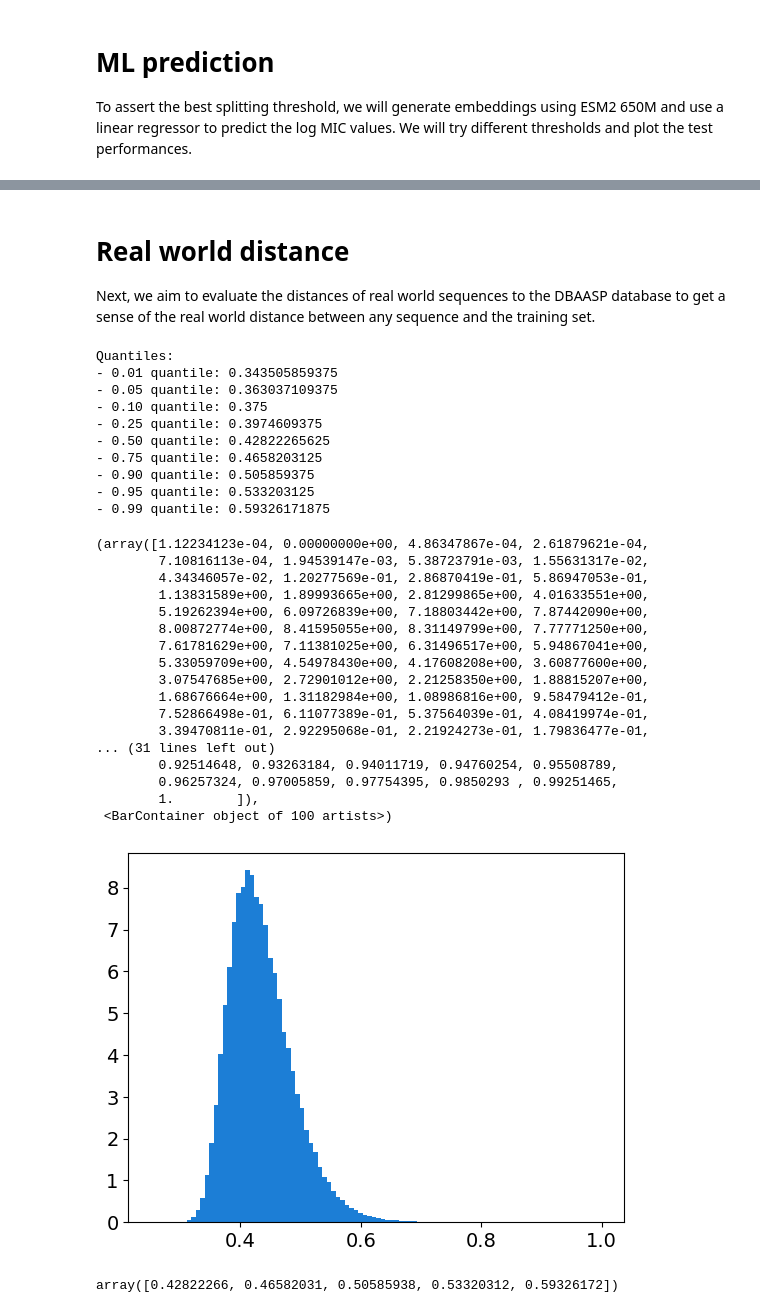
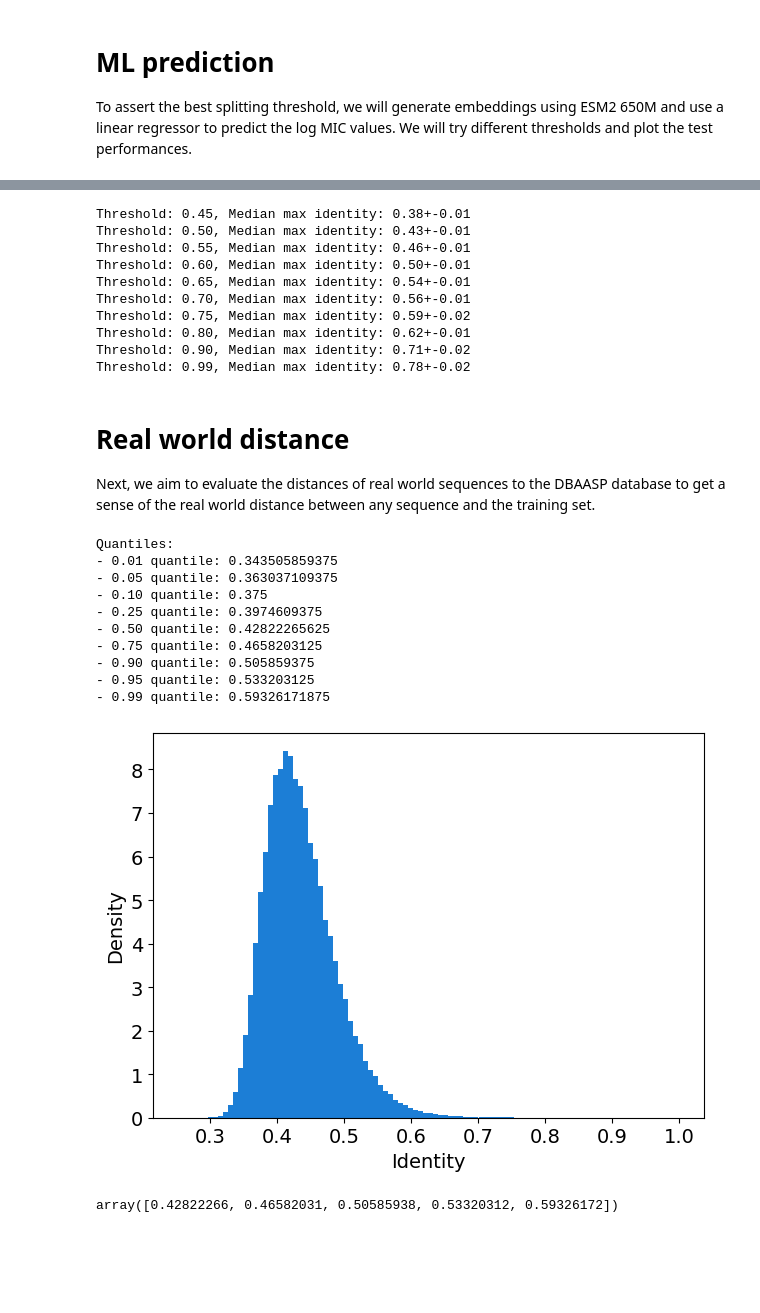
Before and after one commit to anthol42/QMAP, a Jupyter notebook: figures/ideal_identity.ipynb, the cells around one changed output, grey strips where cells are left out. Cells and saved outputs as stored; diff of their text form; code cells hidden in the pictures; blank space fills up the shorter version.

```diff
--- a/figures/ideal_identity.ipynb
+++ b/figures/ideal_identity.ipynb
@@ -241,3 +213,17 @@ plt.savefig(".cache/figs/pcc_vs_threshold.svg")
+# %%
+for threshold, median_iden in zip(thresholds, max_idens_median):
+    print(f'Threshold: {threshold:.2f}, Median max identity: {median_iden.mean():.2f}+-{median_iden.std():.2f}')
+# %% [output]
+Threshold: 0.45, Median max identity: 0.38+-0.01
+Threshold: 0.50, Median max identity: 0.43+-0.01
+Threshold: 0.55, Median max identity: 0.46+-0.01
+Threshold: 0.60, Median max identity: 0.50+-0.01
+Threshold: 0.65, Median max identity: 0.54+-0.01
+Threshold: 0.70, Median max identity: 0.56+-0.01
+Threshold: 0.75, Median max identity: 0.59+-0.02
+Threshold: 0.80, Median max identity: 0.62+-0.01
+Threshold: 0.90, Median max identity: 0.71+-0.02
+Threshold: 0.99, Median max identity: 0.78+-0.02
 # %% [markdown]
 # Real world distance
 Next, we aim to evaluate the distances of real world sequences to the DBAASP database to get a sense of the real world distance between any sequence and the training set.
@@ -259,7 +245,7 @@ def read_fasta(file_path):
             sequence = line.strip()
             sequences.append((id_, sequence))
     return sequences
-peptide_atlas = read_fasta("../peptide_atlas/.cache/peptide_atlas.fasta")
+peptide_atlas = read_fasta("../data/.cache/peptide_atlas.fasta")
 # %%
 # ~1h to run
 if not os.path.exists('.cache/tmp_atlas.pkl'):
@@ -289,38 +275,25 @@ else:
 # %%
 # This distribution is equivalent to a random split with a threshold of 0.55
 print("Quantiles:")
 for q in [0.01, 0.05, 0.1, 0.25, 0.5, 0.75, 0.9, 0.95, 0.99]:
     print(f"- {q:.2f} quantile: {np.quantile(max_iden_natural, q)}")
 plt.hist(max_iden_natural, bins=100, density=True)
+plt.xlabel("Identity")
+plt.ylabel("Density")
+plt.tight_layout()
+plt.savefig(".cache/figs/natural_max_iden.svg")
 # %% [output]
 Quantiles:
 - 0.01 quantile: 0.343505859375
 - 0.05 quantile: 0.363037109375
 - 0.10 quantile: 0.375
 - 0.25 quantile: 0.3974609375
 - 0.50 quantile: 0.42822265625
 - 0.75 quantile: 0.4658203125
 - 0.90 quantile: 0.505859375
 - 0.95 quantile: 0.533203125
 - 0.99 quantile: 0.59326171875
-(array([1.12234123e-04, 0.00000000e+00, 4.86347867e-04, 2.61879621e-04,
-        7.10816113e-04, 1.94539147e-03, 5.38723791e-03, 1.55631317e-02,
-        4.34346057e-02, 1.20277569e-01, 2.86870419e-01, 5.86947053e-01,
-        1.13831589e+00, 1.89993665e+00, 2.81299865e+00, 4.01633551e+00,
-        5.19262394e+00, 6.09726839e+00, 7.18803442e+00, 7.87442090e+00,
-        8.00872774e+00, 8.41595055e+00, 8.31149799e+00, 7.77771250e+00,
-        7.61781629e+00, 7.11381025e+00, 6.31496517e+00, 5.94867041e+00,
-        5.33059709e+00, 4.54978430e+00, 4.17608208e+00, 3.60877600e+00,
-        3.07547685e+00, 2.72901012e+00, 2.21258350e+00, 1.88815207e+00,
-        1.68676664e+00, 1.31182984e+00, 1.08986816e+00, 9.58479412e-01,
-        7.52866498e-01, 6.11077389e-01, 5.37564039e-01, 4.08419974e-01,
-        3.39470811e-01, 2.92295068e-01, 2.21924273e-01, 1.79836477e-01,
-... (31 lines left out)
-        0.92514648, 0.93263184, 0.94011719, 0.94760254, 0.95508789,
-        0.96257324, 0.97005859, 0.97754395, 0.9850293 , 0.99251465,
-        1.        ]),
- <BarContainer object of 100 artists>)
-[figure, old version]
+[figure, new version]
 # %%
 np.quantile(max_iden_natural, [0.5, 0.75, 0.9, 0.95, 0.99])
 # %% [output]
```
Also changed, not shown: parts of 3 cells of this notebook, 1 other file.
